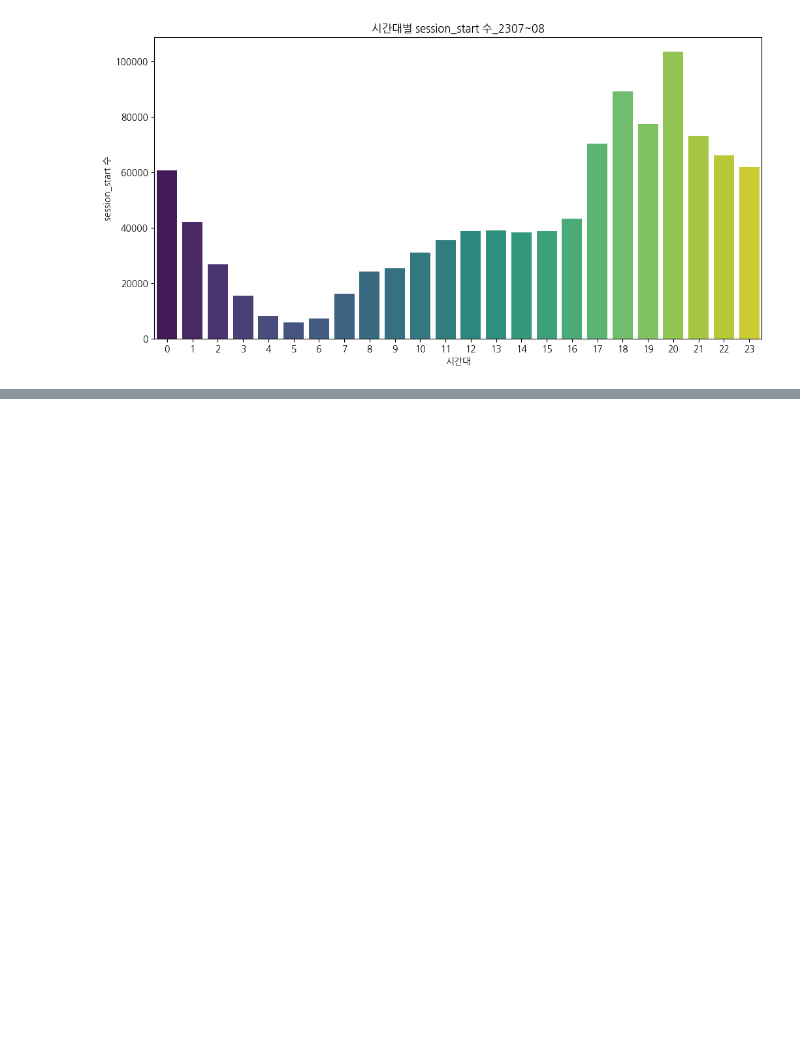
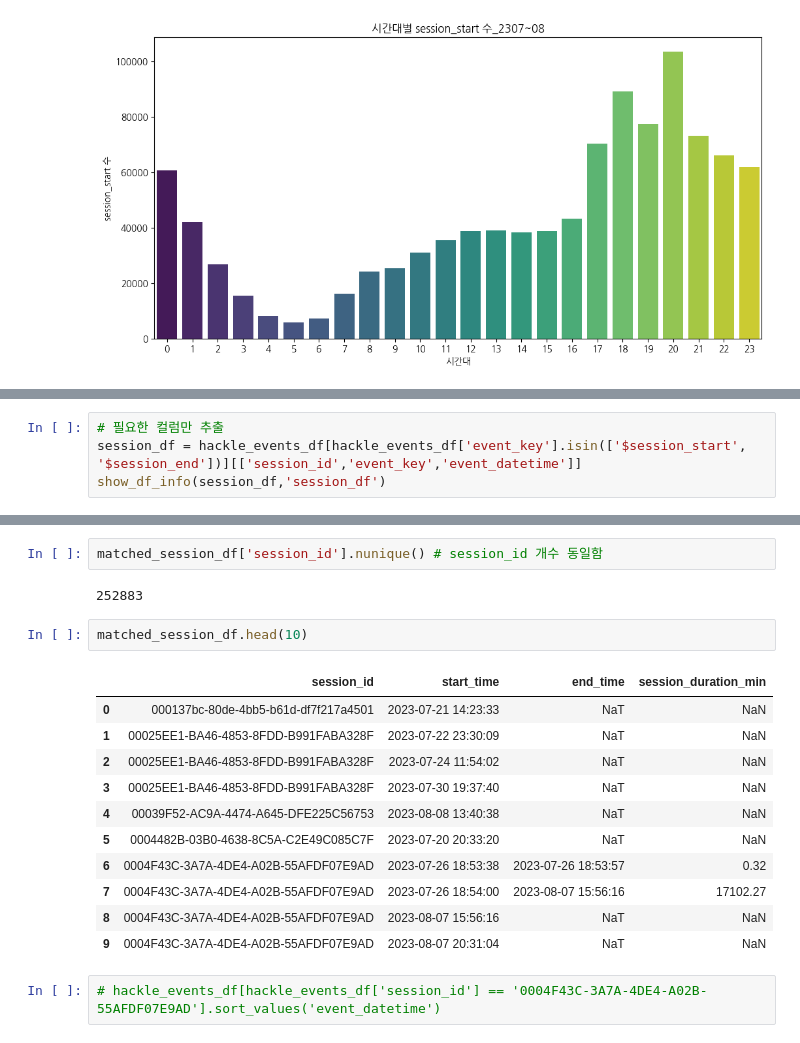
Before and after one commit to seung127/codeit_project, a Jupyter notebook: codeit-project-docker/notebooks/eda_hackle.ipynb, the cells around one changed output, grey strips where cells are left out. Saved outputs shown, nothing was run; the diff lists cells and outputs as text; blank space fills up the shorter version.

Commit message:
duration_eda

```diff
--- a/codeit-project-docker/notebooks/eda_hackle.ipynb
+++ b/codeit-project-docker/notebooks/eda_hackle.ipynb
@@ -968,0 +1152,4 @@ Passing `palette` without assigning `hue` is deprecated and will be removed in v
+# %%
+# 필요한 컬럼만 추출
+session_df = hackle_events_df[hackle_events_df['event_key'].isin(['$session_start', '$session_end'])][['session_id','event_key','event_datetime']]
+show_df_info(session_df,'session_df')
@@ -968,0 +1302,20 @@ Passing `palette` without assigning `hue` is deprecated and will be removed in v
+# %%
+matched_session_df['session_id'].nunique() # session_id 개수 동일함
+# %% [output]
+252883
+# %%
+matched_session_df.head(10)
+# %% [output]
+|  | session_id | start_time | end_time | session_duration_min |
+| 0 | 000137bc-80de-4bb5-b61d-df7f217a4501 | 2023-07-21 14:23:33 | NaT | NaN |
+| 1 | 00025EE1-BA46-4853-8FDD-B991FABA328F | 2023-07-22 23:30:09 | NaT | NaN |
+| 2 | 00025EE1-BA46-4853-8FDD-B991FABA328F | 2023-07-24 11:54:02 | NaT | NaN |
+| 3 | 00025EE1-BA46-4853-8FDD-B991FABA328F | 2023-07-30 19:37:40 | NaT | NaN |
+| 4 | 00039F52-AC9A-4474-A645-DFE225C56753 | 2023-08-08 13:40:38 | NaT | NaN |
+| 5 | 0004482B-03B0-4638-8C5A-C2E49C085C7F | 2023-07-20 20:33:20 | NaT | NaN |
+| 6 | 0004F43C-3A7A-4DE4-A02B-55AFDF07E9AD | 2023-07-26 18:53:38 | 2023-07-26 18:53:57 | 0.32 |
+| 7 | 0004F43C-3A7A-4DE4-A02B-55AFDF07E9AD | 2023-07-26 18:54:00 | 2023-08-07 15:56:16 | 17102.27 |
+| 8 | 0004F43C-3A7A-4DE4-A02B-55AFDF07E9AD | 2023-08-07 15:56:16 | NaT | NaN |
+| 9 | 0004F43C-3A7A-4DE4-A02B-55AFDF07E9AD | 2023-08-07 20:31:04 | NaT | NaN |
+# %%
+# hackle_events_df[hackle_events_df['session_id'] == '0004F43C-3A7A-4DE4-A02B-55AFDF07E9AD'].sort_values('event_datetime')
```
Also changed, not shown: parts of 24 cells of this notebook.
